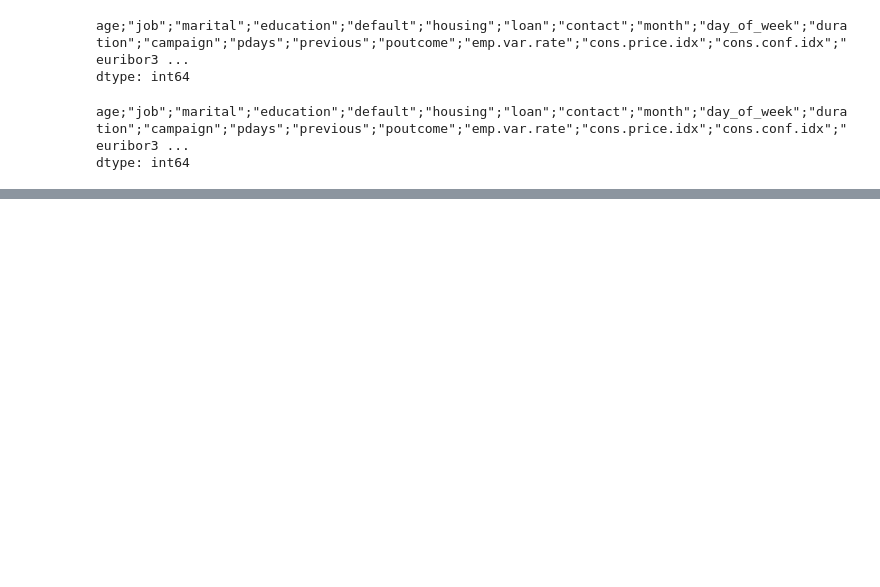
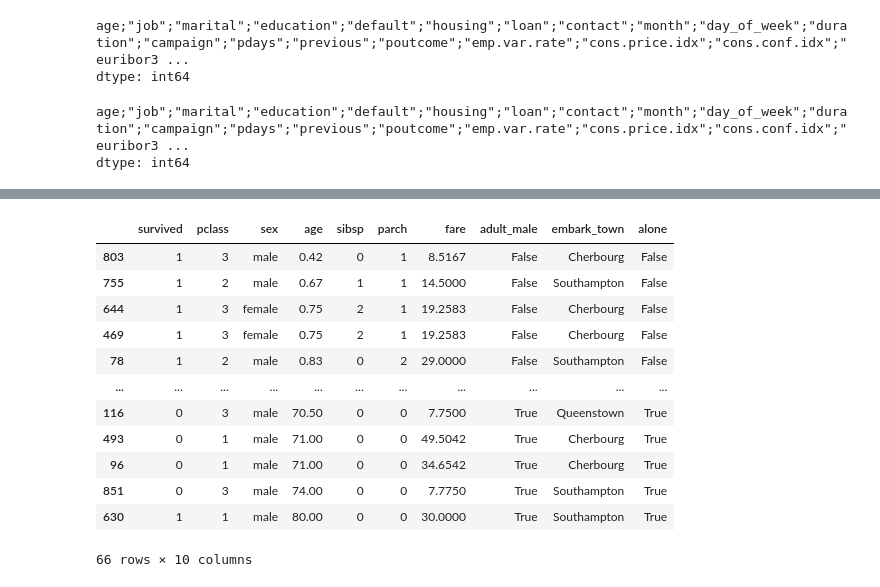
Before and after one commit to RYANETCHUIESSEU/data-set-Titanic, a Jupyter notebook: data/first (2).ipynb, the cells around one changed output, grey strips where cells are left out. Drawn from its saved outputs; the diff is of its cells as text; code cells hidden in the pictures; blank space fills up the shorter version.

```diff
--- a/data/first (2).ipynb
+++ b/data/first (2).ipynb
@@ -239,0 +301,16 @@ def finding_outliers(data,variable_name):
+# %%
+finding_outliers(df,'age').sort_values('age')
+# %% [output]
+|  | survived | pclass | sex | age | sibsp | parch | fare | adult_male | embark_town | alone |
+| 803 | 1 | 3 | male | 0.42 | 0 | 1 | 8.5167 | False | Cherbourg | False |
+| 755 | 1 | 2 | male | 0.67 | 1 | 1 | 14.5000 | False | Southampton | False |
+| 644 | 1 | 3 | female | 0.75 | 2 | 1 | 19.2583 | False | Cherbourg | False |
+| 469 | 1 | 3 | female | 0.75 | 2 | 1 | 19.2583 | False | Cherbourg | False |
+| 78 | 1 | 2 | male | 0.83 | 0 | 2 | 29.0000 | False | Southampton | False |
+| ... | ... | ... | ... | ... | ... | ... | ... | ... | ... | ... |
+| 116 | 0 | 3 | male | 70.50 | 0 | 0 | 7.7500 | True | Queenstown | True |
+| 493 | 0 | 1 | male | 71.00 | 0 | 0 | 49.5042 | True | Cherbourg | True |
+| 96 | 0 | 1 | male | 71.00 | 0 | 0 | 34.6542 | True | Cherbourg | True |
+| 851 | 0 | 3 | male | 74.00 | 0 | 0 | 7.7750 | True | Southampton | True |
+| 630 | 1 | 1 | male | 80.00 | 0 | 0 | 30.0000 | True | Southampton | True |
+66 rows × 10 columns
```
Also changed, not shown: parts of 26 cells of this notebook.
